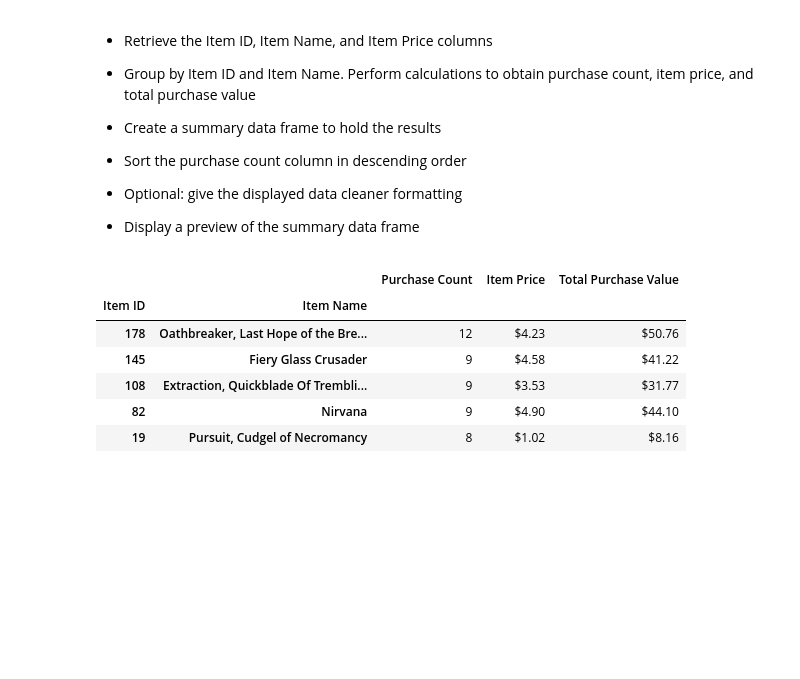
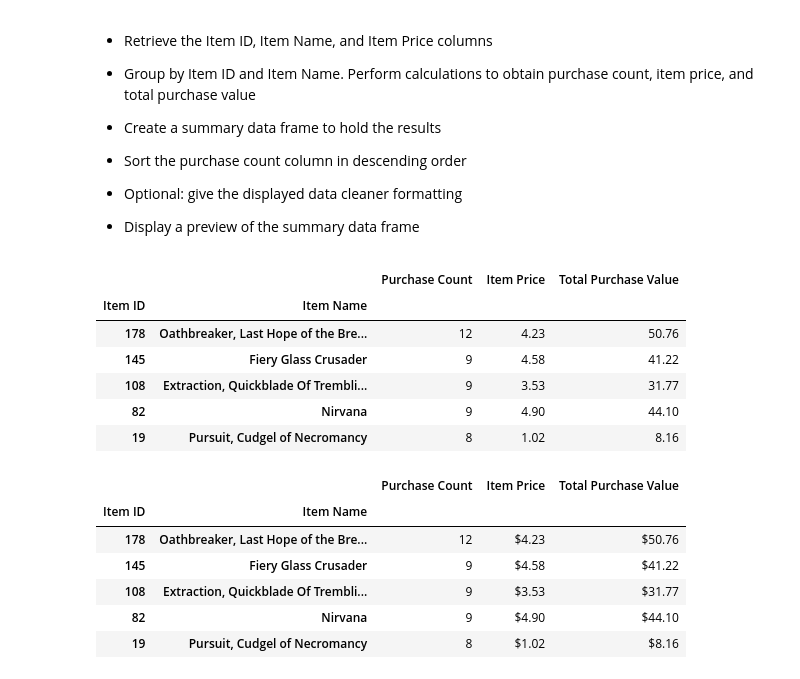
Before and after one commit to mhflynn/Pandas-Challege, a Jupyter notebook: HeroesOfPymoli.ipynb, the cells around one changed output. Cells and saved outputs as stored; diff of their text form; code cells hidden in the pictures; blank space fills up the shorter version.

```diff
--- a/HeroesOfPymoli.ipynb
+++ b/HeroesOfPymoli.ipynb
@@ -235,2 +307,28 @@ dtype: float64
 * Display a preview of the summary data frame
+# %%
+# 'Item ID' identifies uniquely each purchase and associated item 'Price'
+#    hence 'Price' value by 'Item ID'/'Item Name' is the same for each purchase
+#    i.e. 'Price' value = min, max, mean, first and last aggregates
+
+# Establish group object for purchase_data['Item ID', 'Item Name']
+itemGroup   = purchase_data.groupby(['Item ID', 'Item Name'])
+
+# Initialize summary DataFrame with 'Purchase Count' and 'Item Price' columns
+itemSummary = itemGroup.aggregate({'Item ID':'count', 'Price':'first'})
+itemSummary.rename(columns={'Item ID':'Purchase Count','Price':'Item Price'}, inplace=True)
+
+# Add column for 'Total Purchase Value' and sort 'Purchase Count' in descending order
+itemSummary['Total Purchase Value'] = itemGroup['Price'].sum()
+itemSummary.sort_values(by='Purchase Count', ascending=False, inplace=True)
+
+# Format 'Item Price' and 'Total Purchase Value' columns as currency
+itemSummary.head()
+# %% [output]
+|  |  | Purchase Count | Item Price | Total Purchase Value |
+| Item ID | Item Name |  |  |  |
+| 178 | Oathbreaker, Last Hope of the Bre... | 12 | 4.23 | 50.76 |
+| 145 | Fiery Glass Crusader | 9 | 4.58 | 41.22 |
+| 108 | Extraction, Quickblade Of Trembli... | 9 | 3.53 | 31.77 |
+| 82 | Nirvana | 9 | 4.90 | 44.10 |
+| 19 | Pursuit, Cudgel of Necromancy | 8 | 1.02 | 8.16 |
 # %%
```
Also changed, not shown: parts of 19 cells of this notebook, 1 other file.
